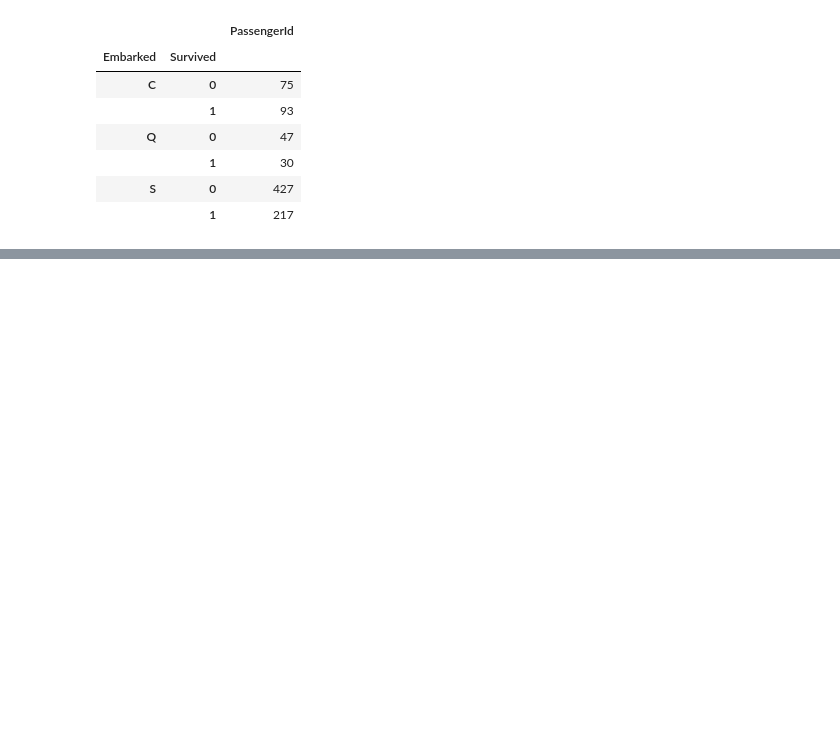
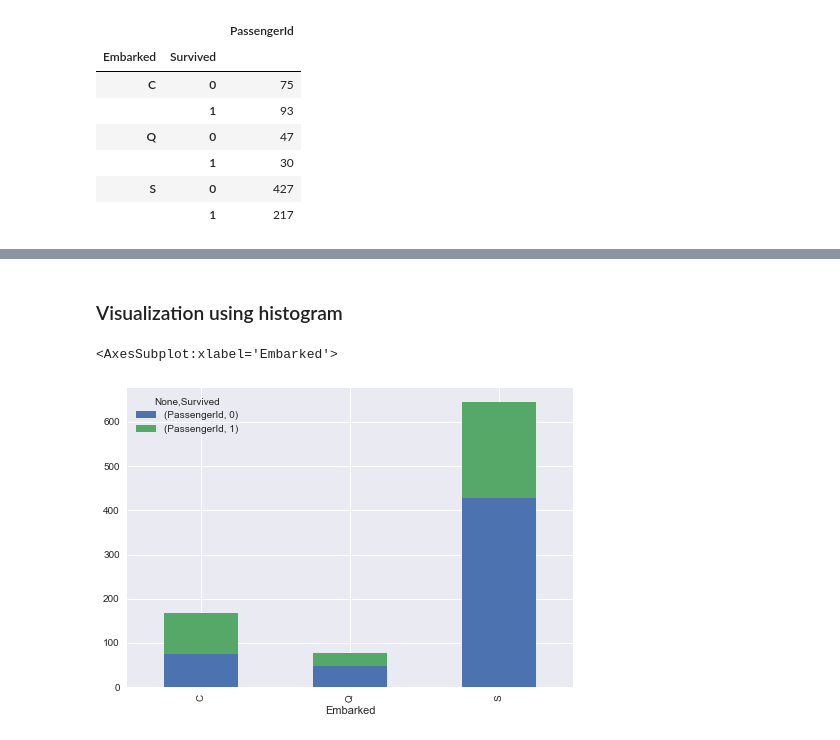
Before and after one commit to TeamCSO/kaggle, a Jupyter notebook: HyunggyuJang/working/titanic.ipynb, the cells around one changed output, grey strips where cells are left out. Drawn from its saved outputs; the diff is of its cells as text; code cells hidden in the pictures; blank space fills up the shorter version.

```diff
--- a/HyunggyuJang/working/titanic.ipynb
+++ b/HyunggyuJang/working/titanic.ipynb
@@ -338,0 +354,7 @@ To understand the document of `unstack`, we need first digest `pivot` and `stack
+# %% [markdown]
+### Visualization using histogram
+# %%
+embarked_df.plot.bar(stacked=True)
+# %% [output]
+<AxesSubplot:xlabel='Embarked'>
+[figure, added]
```
Also changed, not shown: parts of 5 cells of this notebook.
